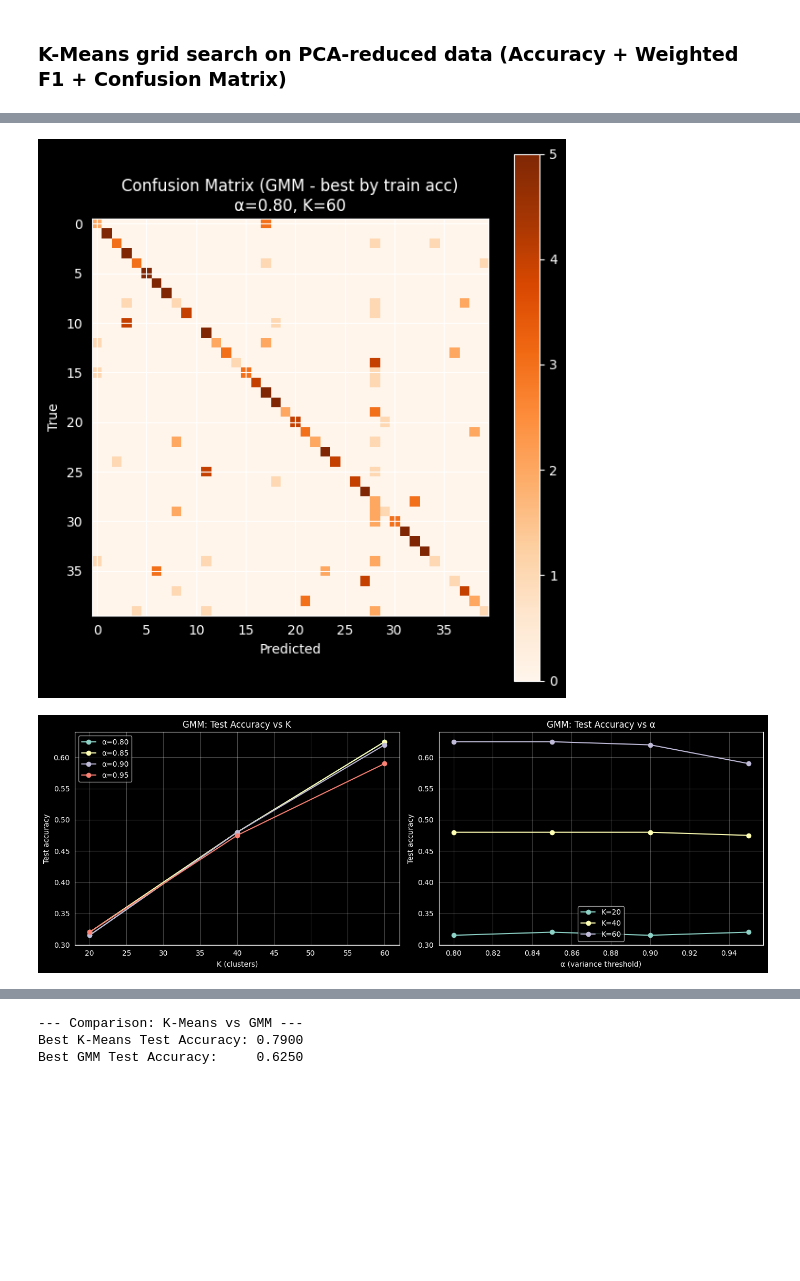
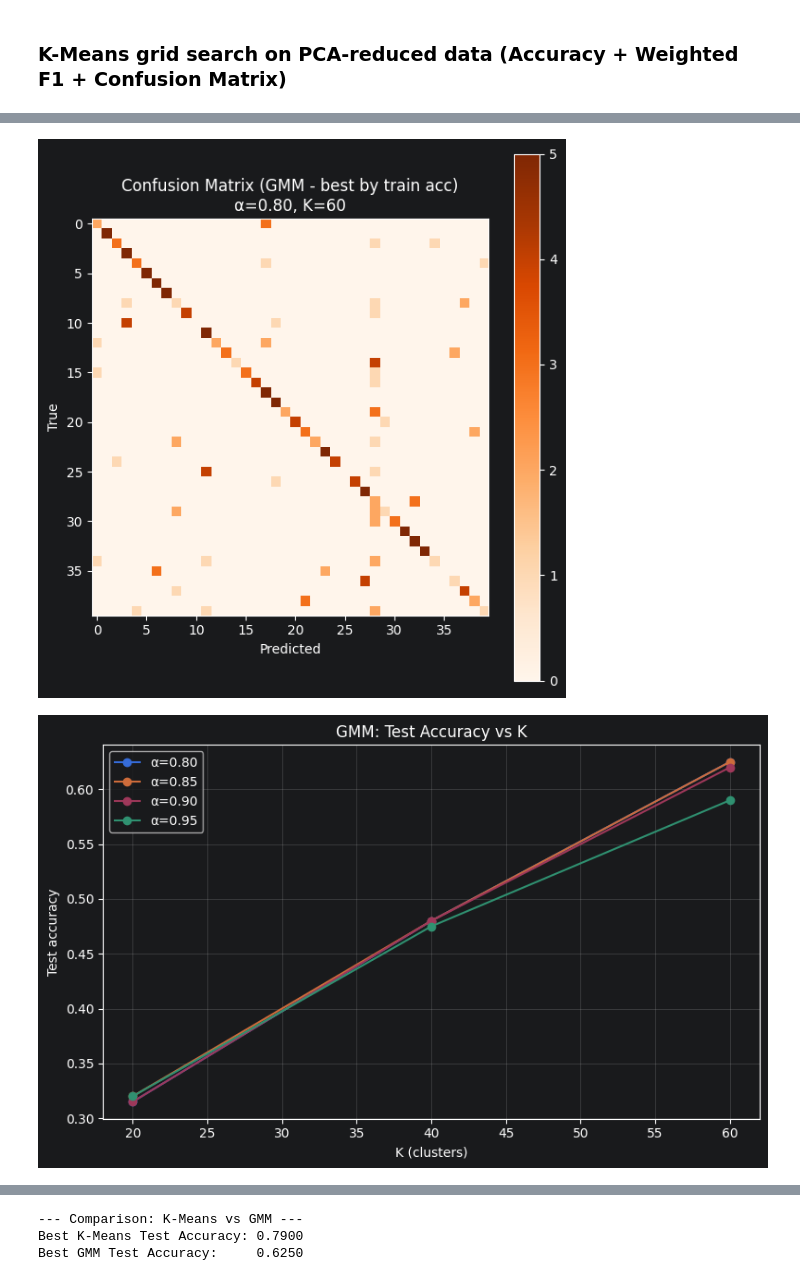
Before and after one commit to Ali-El-Deen575/Face_Recongition, a Jupyter notebook: classification.ipynb, the cells around one changed output, grey strips where cells are left out. Drawn from its saved outputs; the diff is of its cells as text; code cells hidden in the pictures; blank space fills up the shorter version.

```diff
--- a/classification.ipynb
+++ b/classification.ipynb
@@ -307,11 +315,11 @@ plt.xlabel('Predicted')
 plt.ylabel('True')
 plt.colorbar()
 plt.tight_layout()
+plt.savefig('figures/cm_gmm.png', dpi=200, bbox_inches='tight')
 plt.show()
 
-plt.figure(figsize=(14, 5))
-
-plt.subplot(1, 2, 1)
+# GMM: Test Accuracy vs K (one curve per α)
+plt.figure(figsize=(8, 5))
 for alpha in alphas:
     accs = [next(r['test_acc'] for r in gmm_rows if r['alpha'] == alpha and r['K'] == k) for k in Ks]
     plt.plot(Ks, accs, marker='o', label=f'α={alpha:.2f}')
@@ -320,40 +328,44 @@ plt.ylabel('Test accuracy')
 plt.title('GMM: Test Accuracy vs K')
 plt.grid(True, alpha=0.3)
 plt.legend()
+plt.tight_layout()
+plt.savefig('figures/gmm_acc_vs_k.png', dpi=200, bbox_inches='tight')
+plt.show()
 
-plt.subplot(1, 2, 2)
+# GMM: Test Accuracy vs α (one curve per K)
+plt.figure(figsize=(8, 5))
 for k in Ks:
     accs = [next(r['test_acc'] for r in gmm_rows if r['alpha'] == alpha and r['K'] == k) for alpha in alphas]
     plt.plot(alphas, accs, marker='o', label=f'K={k}')
 plt.xlabel('α (variance threshold)')
 plt.ylabel('Test accuracy')
 plt.title('GMM: Test Accuracy vs α')
 plt.grid(True, alpha=0.3)
 plt.legend()
-
 plt.tight_layout()
+plt.savefig('figures/gmm_acc_vs_alpha.png', dpi=200, bbox_inches='tight')
 plt.show()
 
 print("\n--- Comparison: K-Means vs GMM ---")
 print(f"Best K-Means Test Accuracy: {best['test_acc']:.4f}")
 print(f"Best GMM Test Accuracy:     {best_gmm['test_acc']:.4f}")
 # %% [output]
 alpha   K       train_acc       test_acc        test_f1_w
 0.80    20      0.3850          0.3150          0.2367
 0.80    40      0.5550          0.4800          0.3836
 0.80    60      0.7400          0.6250          0.6114
 0.85    20      0.3850          0.3200          0.2368
 0.85    40      0.5700          0.4800          0.3674
 0.85    60      0.7250          0.6250          0.6036
 0.90    20      0.3850          0.3150          0.2320
 0.90    40      0.5600          0.4800          0.3671
 0.90    60      0.7250          0.6200          0.5866
 0.95    20      0.3750          0.3200          0.2386
 0.95    40      0.5500          0.4750          0.3649
 ... (9 lines left out)
  ...
  [0 0 0 ... 4 0 0]
  [0 0 0 ... 0 2 0]
  [0 0 0 ... 0 0 1]]
-[figure, old version]
+[figure, new version]
-[figure, old version]
+[figure, new version]
```
Also changed, not shown: parts of 5 cells of this notebook, 1 other file.
